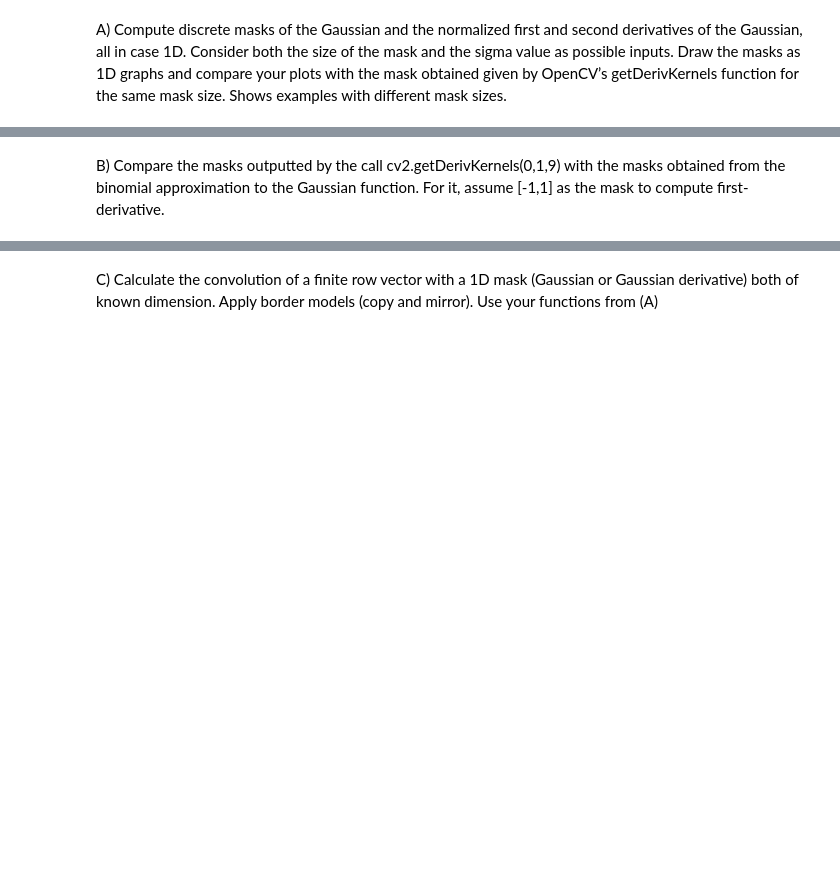
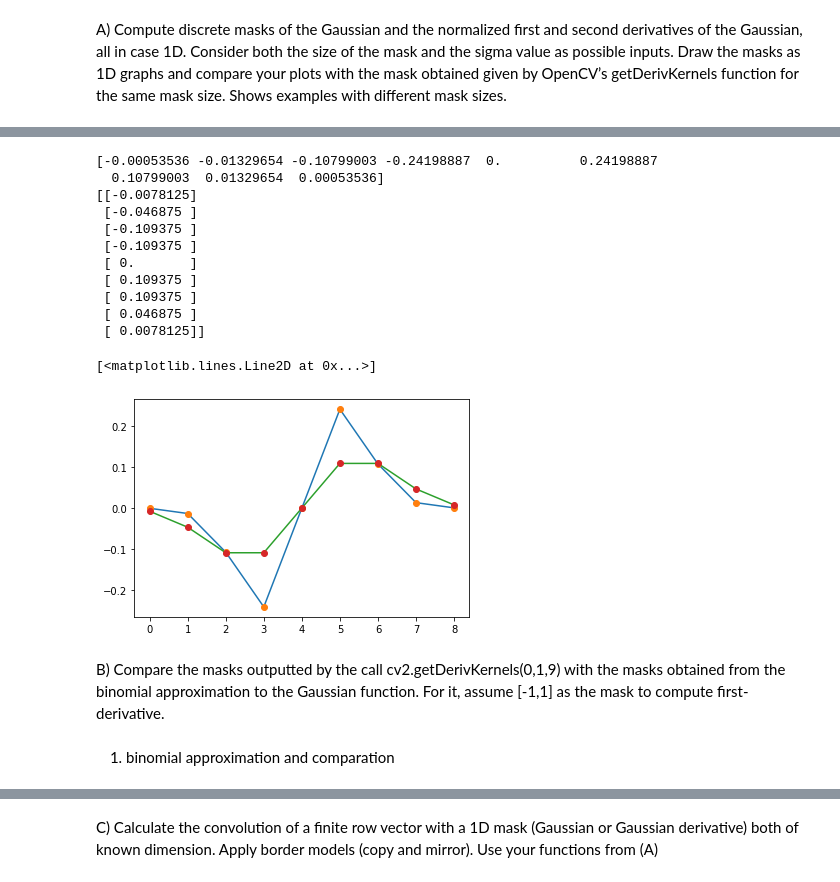
Before and after one commit to RoseSarlake/Computer-Vision, a Jupyter notebook: CV_Assignment1.ipynb, the cells around one changed output, grey strips where cells are left out. Cells and saved outputs as stored; diff of their text form; code cells hidden in the pictures; blank space fills up the shorter version.

```diff
--- a/CV_Assignment1.ipynb
+++ b/CV_Assignment1.ipynb
@@ -18,2 +124,28 @@ A) Compute discrete masks of the Gaussian and the normalized first and second de
+# %%
+k1_gp_my2=My_Gaussian_d(9,1)
+print(k1_gp_my2)
+plt.plot(k1_gp_my2)
+plt.plot(k1_gp_my2,"o")
+
+k1_gp_py2 = cv2.getDerivKernels(0,1,9, normalize= True)
+print(k1_gp_py2[1])
+plt.plot(k1_gp_py2[1])
+plt.plot(k1_gp_py2[1],"o")
+# %% [output]
+[-0.00053536 -0.01329654 -0.10799003 -0.24198887  0.          0.24198887
+  0.10799003  0.01329654  0.00053536]
+[[-0.0078125]
+ [-0.046875 ]
+ [-0.109375 ]
+ [-0.109375 ]
+ [ 0.       ]
+ [ 0.109375 ]
+ [ 0.109375 ]
+ [ 0.046875 ]
+ [ 0.0078125]]
+[<matplotlib.lines.Line2D at 0x...>]
+[figure, added]
 # %% [markdown]
 B) Compare the masks outputted by the call cv2.getDerivKernels(0,1,9) with the masks obtained from the binomial approximation to the Gaussian function. For it, assume [-1,1] as the mask to compute first-derivative.
+# %% [markdown]
+1. binomial approximation and comparation
```
Also changed, not shown: parts of 27 cells of this notebook.
